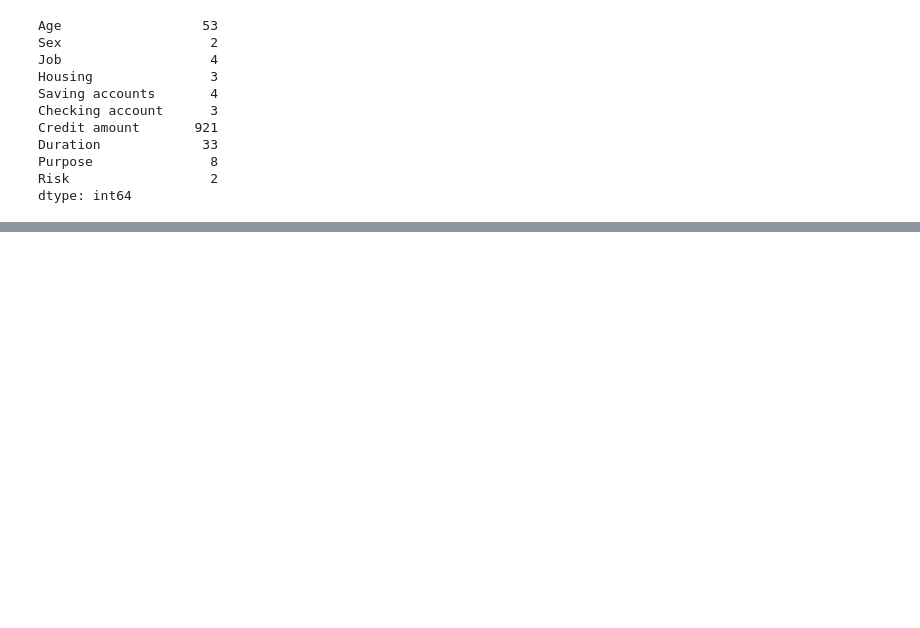
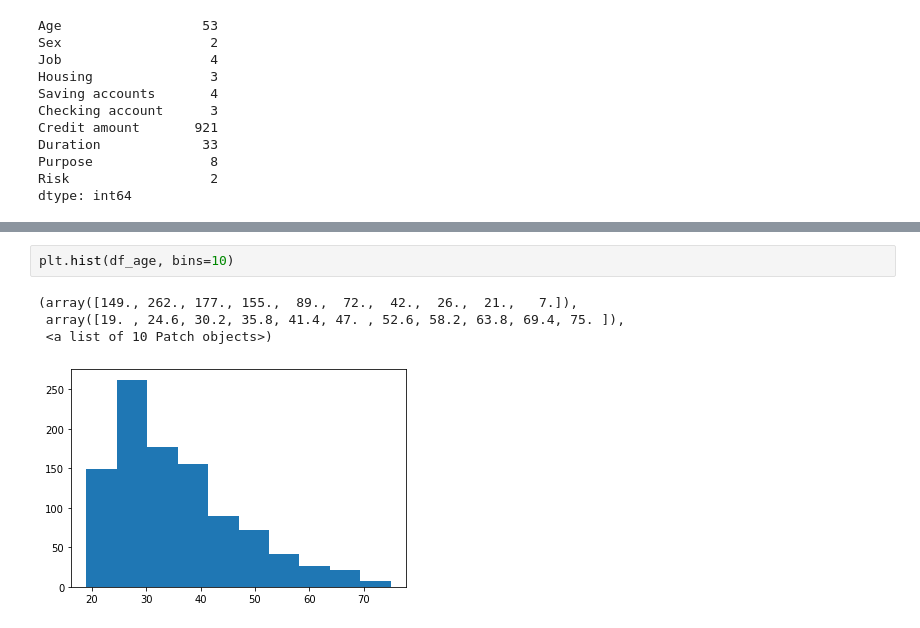
Before and after one commit to PersDep/german-credit-data, a Jupyter notebook: german-credit-data.ipynb, the cells around one changed output, grey strips where cells are left out. Saved outputs shown, nothing was run; the diff lists cells and outputs as text; blank space fills up the shorter version.

```diff
--- a/german-credit-data.ipynb
+++ b/german-credit-data.ipynb
@@ -111,0 +136,7 @@ dtype: int64
+# %%
+plt.hist(df_age, bins=10)
+# %% [output]
+(array([149., 262., 177., 155.,  89.,  72.,  42.,  26.,  21.,   7.]),
+ array([19. , 24.6, 30.2, 35.8, 41.4, 47. , 52.6, 58.2, 63.8, 69.4, 75. ]),
+ <a list of 10 Patch objects>)
+[figure, added]
```
Also changed, not shown: parts of 26 cells of this notebook.
